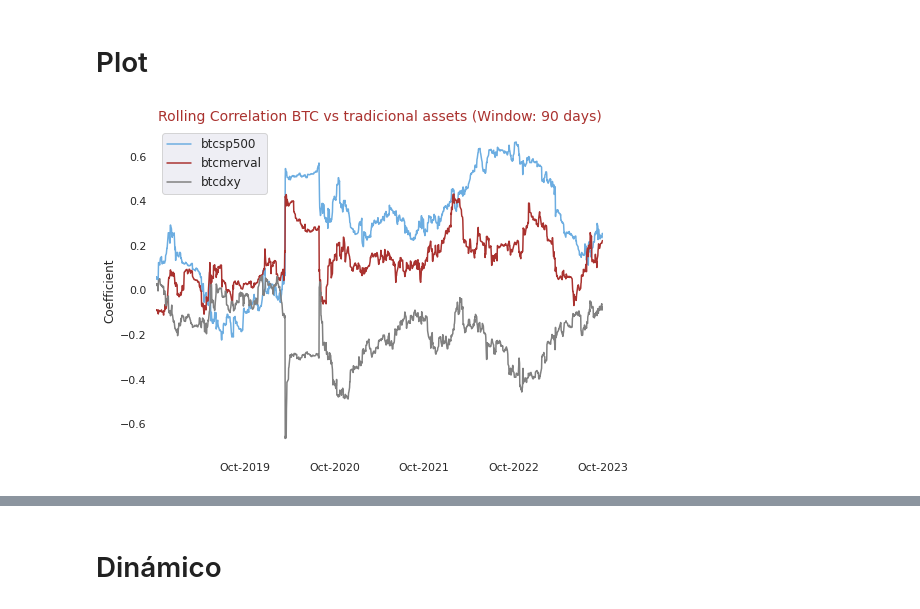
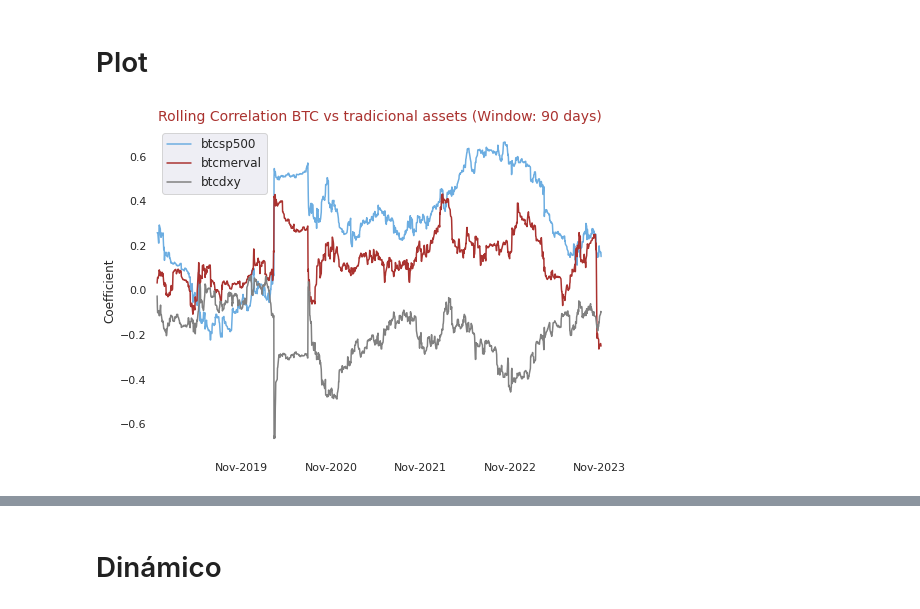
Before and after one commit to emigiupponi/btc-correlations, a Jupyter notebook: correlation-api.ipynb, the cells around one changed output, grey strips where cells are left out. Drawn from its saved outputs; the diff is of its cells as text; code cells hidden in the pictures.

```diff
--- a/correlation-api.ipynb
+++ b/correlation-api.ipynb
@@ -334,7 +334,7 @@ from datetime import datetime, timedelta
 # Asegúrate de que 'time' esté en formato de fecha, si no, conviértelo usando pd.to_datetime
 
 # Calcular la fecha actual (octubre de 2023)
-current_date = datetime(2023, 10, 1)
+current_date = datetime.now()
 
 # Calcular la fecha hace 5 años desde la fecha actual
 five_years_ago = current_date - timedelta(days=365 * 5)
@@ -357,31 +357,31 @@ for series_name, color in colors.items():
     ax.plot(cor_filtered['time'], cor_filtered[series_name], label=series_name, color=color)
 
 # Personalizar el gráfico
 ax.set_title('Rolling Correlation BTC vs tradicional assets (Window: 90 days)', color="#AA322F", fontsize=14)
 ax.set_ylabel('Coefficient')
 ax.legend(fontsize=12)
 
 # Eliminar el recuadro del gráfico y las grillas
 ax.spines['top'].set_visible(False)
 ax.spines['right'].set_visible(False)
 ax.spines['bottom'].set_visible(False)
 ax.spines['left'].set_visible(False)
 ax.grid(False)
 
 # Eliminar el fondo gris
 ax.set_facecolor('w')
 
 # Formatear el eje x como "oct-2023" y separar por 12 meses
 date_format = mdates.DateFormatter("%b-%Y")
 ax.xaxis.set_major_formatter(date_format)
 ax.xaxis.set_major_locator(mdates.MonthLocator(interval=12))  # Separar por 12 meses
 
 # Fija el rango del eje X
 ax.set_xlim(five_years_ago, current_date)
 
 plt.savefig('cor.pdf', bbox_inches='tight')
 
 # Mostrar el gráfico
 plt.show()
 # %% [output]
-[figure, old version]
+[figure, new version]
```
Also changed, not shown: parts of 11 cells of this notebook.
